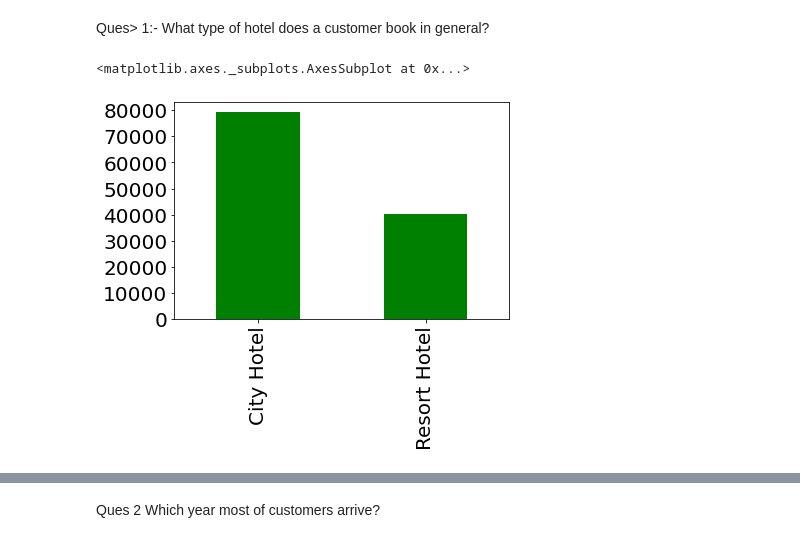
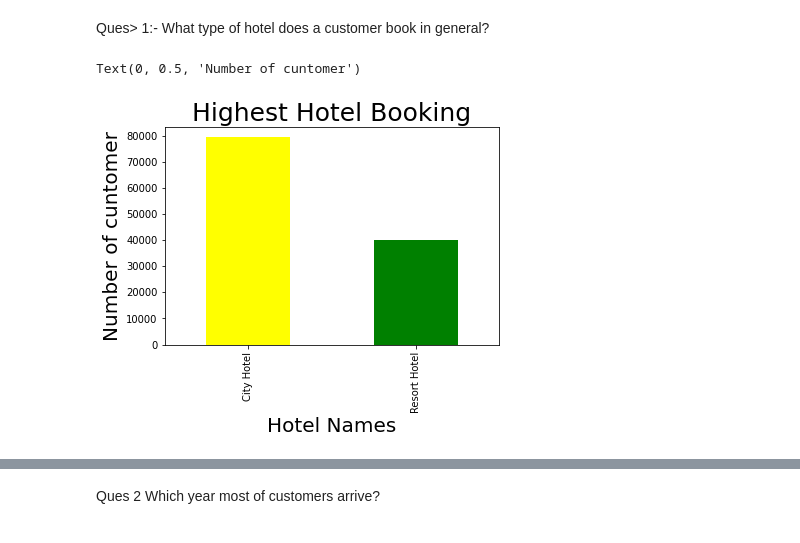
Before and after one commit to Aditi-jainn/Exploratory_data_analysis, a Jupyter notebook: Hotel_analysis.ipynb, the cells around one changed output, grey strips where cells are left out. Cells and saved outputs as stored; diff of their text form; code cells hidden in the pictures.

```diff
--- a/Hotel_analysis.ipynb
+++ b/Hotel_analysis.ipynb
@@ -40,10 +67,13 @@ memory usage: 29.1+ MB
 # %% [markdown]
 Ques> 1:- What type of hotel does a customer book in general?
 # %%
-df['hotel'].value_counts().plot(kind ='bar', color='green', fontsize = 20)
+df['hotel'].value_counts().plot(kind ='bar', color=('yellow','green'))
+plt.title('Highest Hotel Booking', fontsize =25)
+plt.xlabel('Hotel Names', fontsize = 20)
+plt.ylabel('Number of cuntomer', fontsize = 20)
 # %% [output]
-<matplotlib.axes._subplots.AxesSubplot at 0x...>
+Text(0, 0.5, 'Number of cuntomer')
-[figure, old version]
+[figure, new version]
 # %%
 duplicate = df[df.duplicated()]
 duplicate
```
Also changed, not shown: parts of 29 cells of this notebook.
